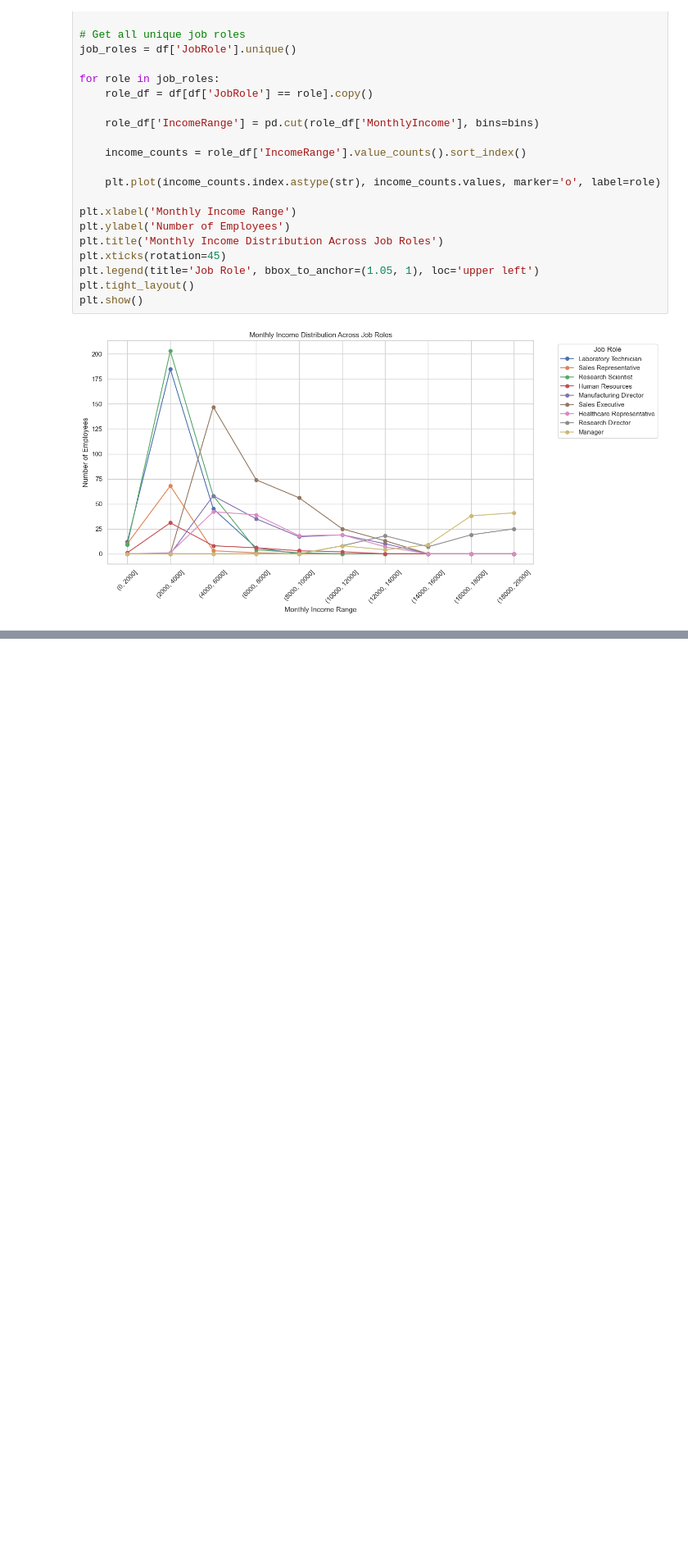
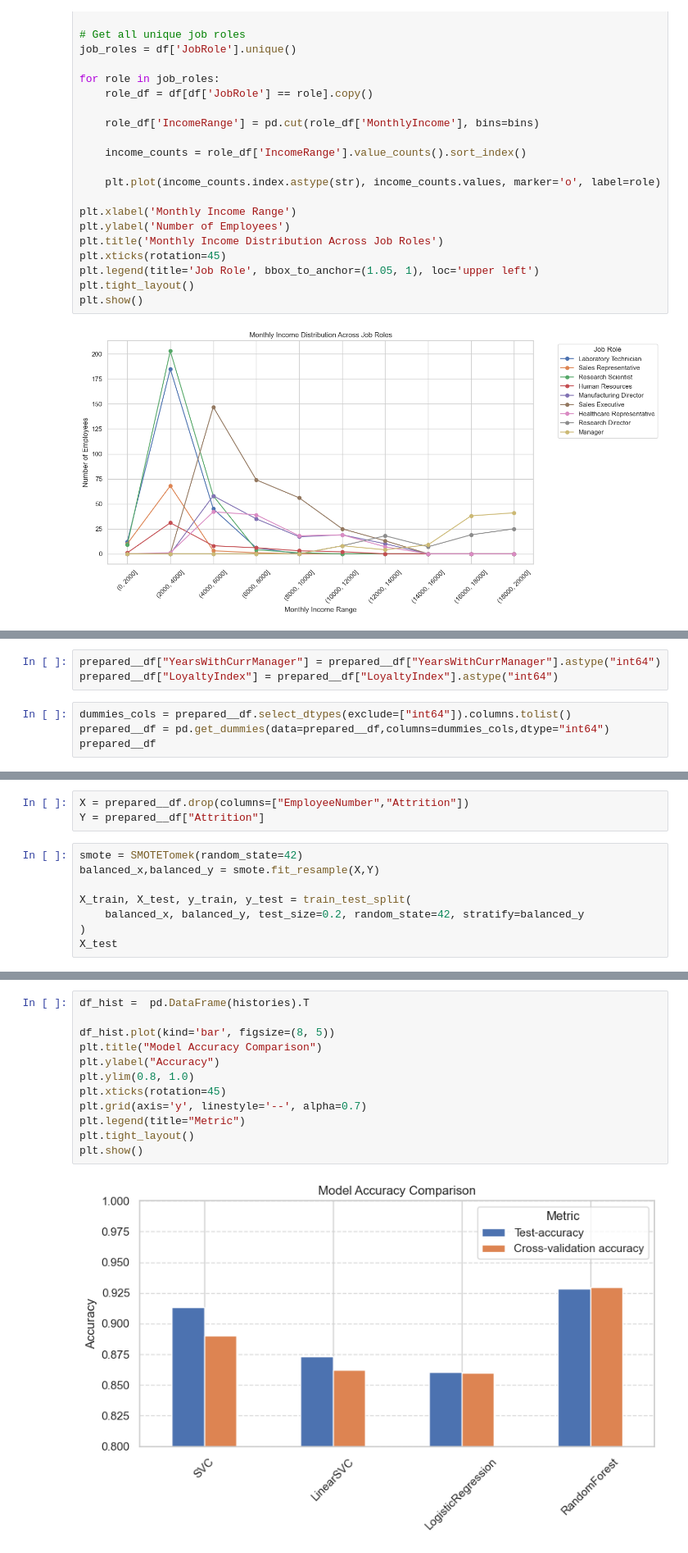
Before and after one commit to Seiflegnioui/Data-Humain_Resource_Analytics-, a Jupyter notebook: app.ipynb, the cells around one changed output, grey strips where cells are left out. Shown at 82% size. Saved outputs shown, nothing was run; the diff lists cells and outputs as text; blank space fills up the shorter version.

```diff
--- a/app.ipynb
+++ b/app.ipynb
@@ -496,0 +423,7 @@ percentage
+# %%
+prepared__df["YearsWithCurrManager"] = prepared__df["YearsWithCurrManager"].astype("int64")
+prepared__df["LoyaltyIndex"] = prepared__df["LoyaltyIndex"].astype("int64")
+# %%
+dummies_cols = prepared__df.select_dtypes(exclude=["int64"]).columns.tolist()
+prepared__df = pd.get_dummies(data=prepared__df,columns=dummies_cols,dtype="int64")
+prepared__df
@@ -496,0 +502,11 @@ percentage
+# %%
+X = prepared__df.drop(columns=["EmployeeNumber","Attrition"])
+Y = prepared__df["Attrition"]
+# %%
+smote = SMOTETomek(random_state=42)
+balanced_x,balanced_y = smote.fit_resample(X,Y)
+
+X_train, X_test, y_train, y_test = train_test_split(
+    balanced_x, balanced_y, test_size=0.2, random_state=42, stratify=balanced_y
+)
+X_test
@@ -496,0 +607,14 @@ percentage
+# %%
+df_hist =  pd.DataFrame(histories).T
+
+df_hist.plot(kind='bar', figsize=(8, 5))
+plt.title("Model Accuracy Comparison")
+plt.ylabel("Accuracy")
+plt.ylim(0.8, 1.0)
+plt.xticks(rotation=45)
+plt.grid(axis='y', linestyle='--', alpha=0.7)
+plt.legend(title="Metric")
+plt.tight_layout()
+plt.show()
+# %% [output]
+[figure, added]
```
Also changed, not shown: parts of 27 cells of this notebook, 1 other file.
